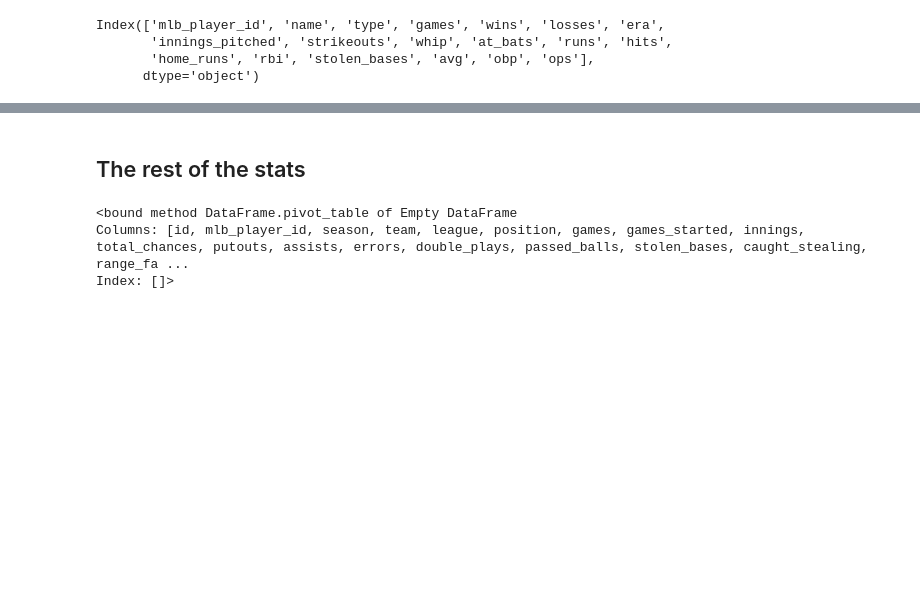
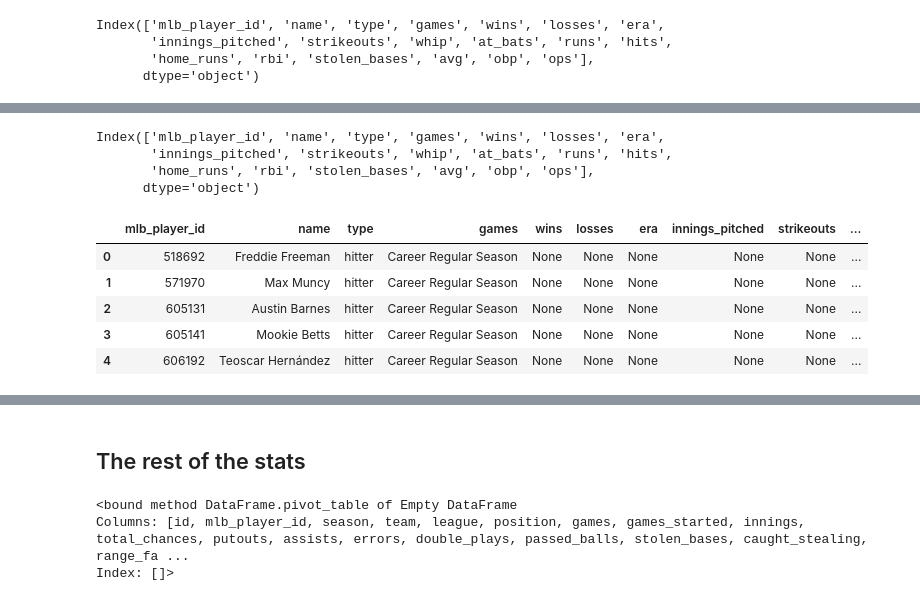
Before and after one commit to laniel123/MLB_Injury_Report, a Jupyter notebook: notebooks /dodgers_db.ipynb, the cells around one changed output, grey strips where cells are left out. Drawn from its saved outputs; the diff is of its cells as text; code cells hidden in the pictures; blank space fills up the shorter version.

```diff
--- a/notebooks /dodgers_db.ipynb
+++ b/notebooks /dodgers_db.ipynb
@@ -263,0 +315,7 @@ Index(['mlb_player_id', 'name', 'type', 'games', 'wins', 'losses', 'era',
+# %%
+player_stats.columns
+# %% [output]
+Index(['mlb_player_id', 'name', 'type', 'games', 'wins', 'losses', 'era',
+       'innings_pitched', 'strikeouts', 'whip', 'at_bats', 'runs', 'hits',
+       'home_runs', 'rbi', 'stolen_bases', 'avg', 'obp', 'ops'],
+      dtype='object')
@@ -263,0 +327,9 @@ Index(['mlb_player_id', 'name', 'type', 'games', 'wins', 'losses', 'era',
+# %%
+hitter_stats_pre.head(5)
+# %% [output]
+|  | mlb_player_id | name | type | games | wins | losses | era | innings_pitched | strikeouts | ... |
+| 0 | 518692 | Freddie Freeman | hitter | Career Regular Season | None | None | None | None | None | ... |
+| 1 | 571970 | Max Muncy | hitter | Career Regular Season | None | None | None | None | None | ... |
+| 2 | 605131 | Austin Barnes | hitter | Career Regular Season | None | None | None | None | None | ... |
+| 3 | 605141 | Mookie Betts | hitter | Career Regular Season | None | None | None | None | None | ... |
+| 4 | 606192 | Teoscar Hernández | hitter | Career Regular Season | None | None | None | None | None | ... |
```
Also changed, not shown: parts of 13 cells of this notebook, 5 other files.
